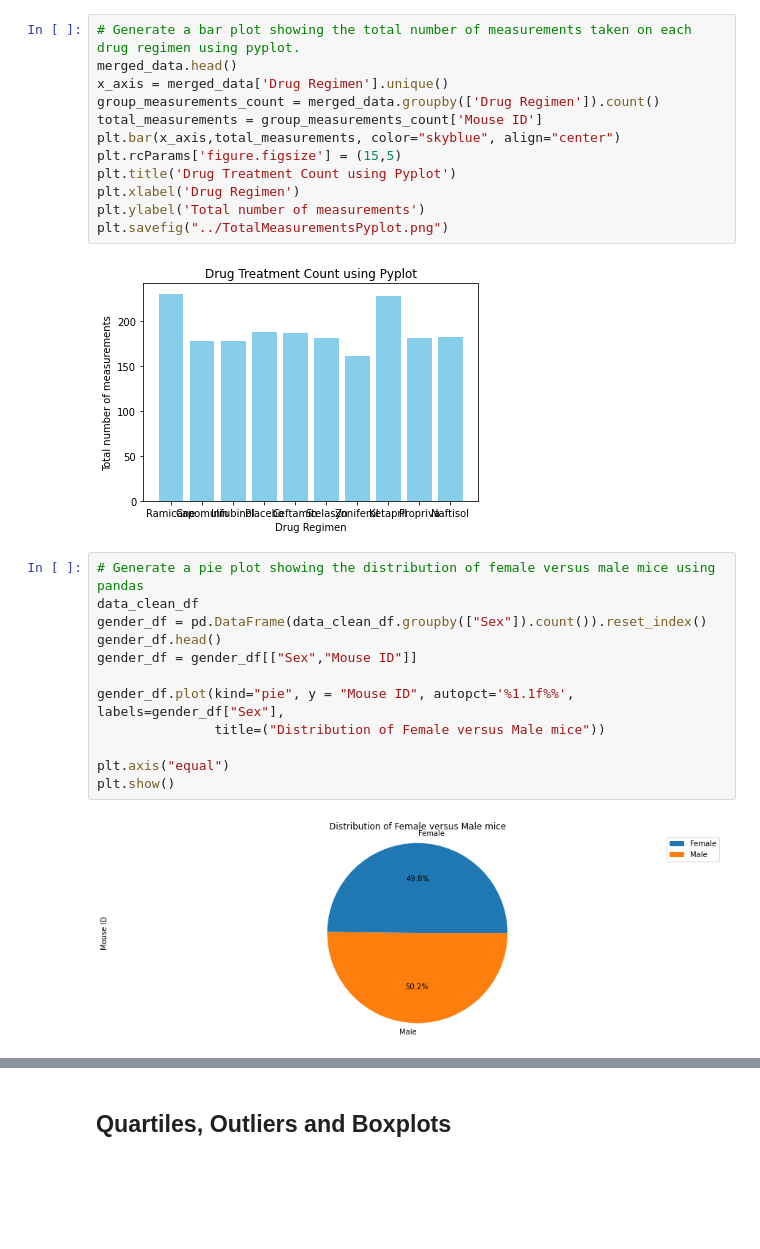
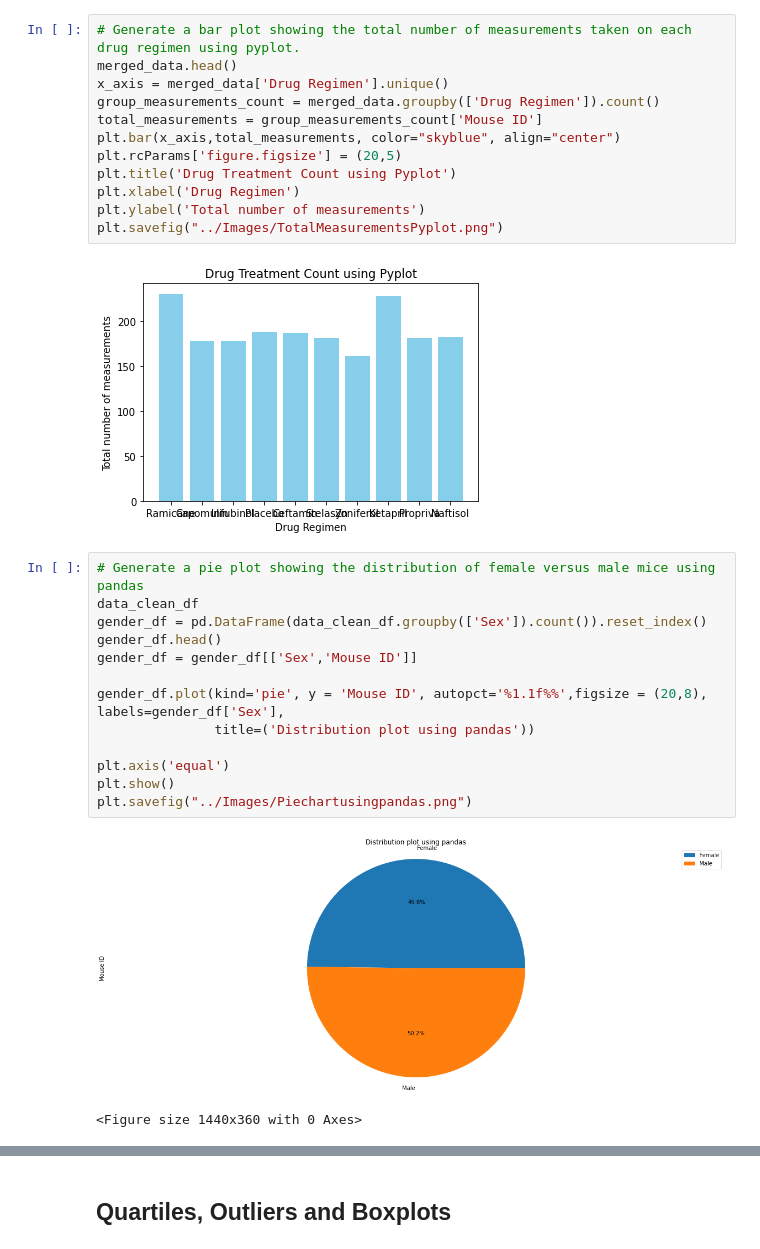
Before and after one commit to VijetaPuthran/Matplotlib, a Jupyter notebook: Pymaceuticals/pymaceuticals_starter.ipynb, the cells around one changed output, grey strips where cells are left out. Cells and saved outputs as stored; diff of their text form; blank space fills up the shorter version.

Commit message:
Saved plots in the Images folder

```diff
--- a/Pymaceuticals/pymaceuticals_starter.ipynb
+++ b/Pymaceuticals/pymaceuticals_starter.ipynb
@@ -174,26 +174,28 @@ x_axis = merged_data['Drug Regimen'].unique()
 group_measurements_count = merged_data.groupby(['Drug Regimen']).count()
 total_measurements = group_measurements_count['Mouse ID']
 plt.bar(x_axis,total_measurements, color="skyblue", align="center")
-plt.rcParams['figure.figsize'] = (15,5)
+plt.rcParams['figure.figsize'] = (20,5)
 plt.title('Drug Treatment Count using Pyplot')
 plt.xlabel('Drug Regimen')
 plt.ylabel('Total number of measurements')
-plt.savefig("../TotalMeasurementsPyplot.png")
+plt.savefig("../Images/TotalMeasurementsPyplot.png")
 # %% [output]
 [figure]
 # %%
 # Generate a pie plot showing the distribution of female versus male mice using pandas
 data_clean_df
-gender_df = pd.DataFrame(data_clean_df.groupby(["Sex"]).count()).reset_index()
+gender_df = pd.DataFrame(data_clean_df.groupby(['Sex']).count()).reset_index()
 gender_df.head()
-gender_df = gender_df[["Sex","Mouse ID"]]
+gender_df = gender_df[['Sex','Mouse ID']]
 
-gender_df.plot(kind="pie", y = "Mouse ID", autopct='%1.1f%%', labels=gender_df["Sex"],
-               title=("Distribution of Female versus Male mice"))
+gender_df.plot(kind='pie', y = 'Mouse ID', autopct='%1.1f%%',figsize = (20,8), labels=gender_df['Sex'],
+               title=('Distribution plot using pandas'))
 
-plt.axis("equal")
+plt.axis('equal')
 plt.show()
+plt.savefig("../Images/Piechartusingpandas.png")
 # %% [output]
-[figure, old version]
+[figure, new version]
+<Figure size 1440x360 with 0 Axes>
 # %%
 # Generate a pie plot showing the distribution of female versus male mice using pyplot
```
Also changed, not shown: parts of 11 cells of this notebook, 11 other files.
